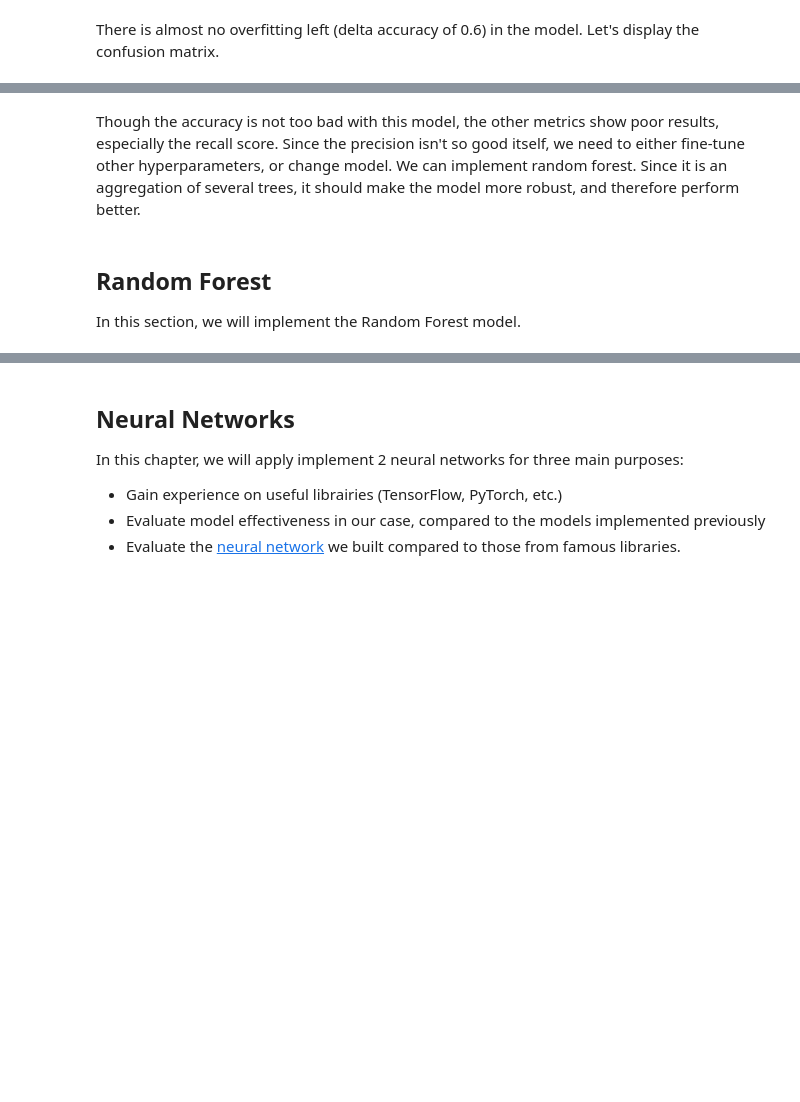
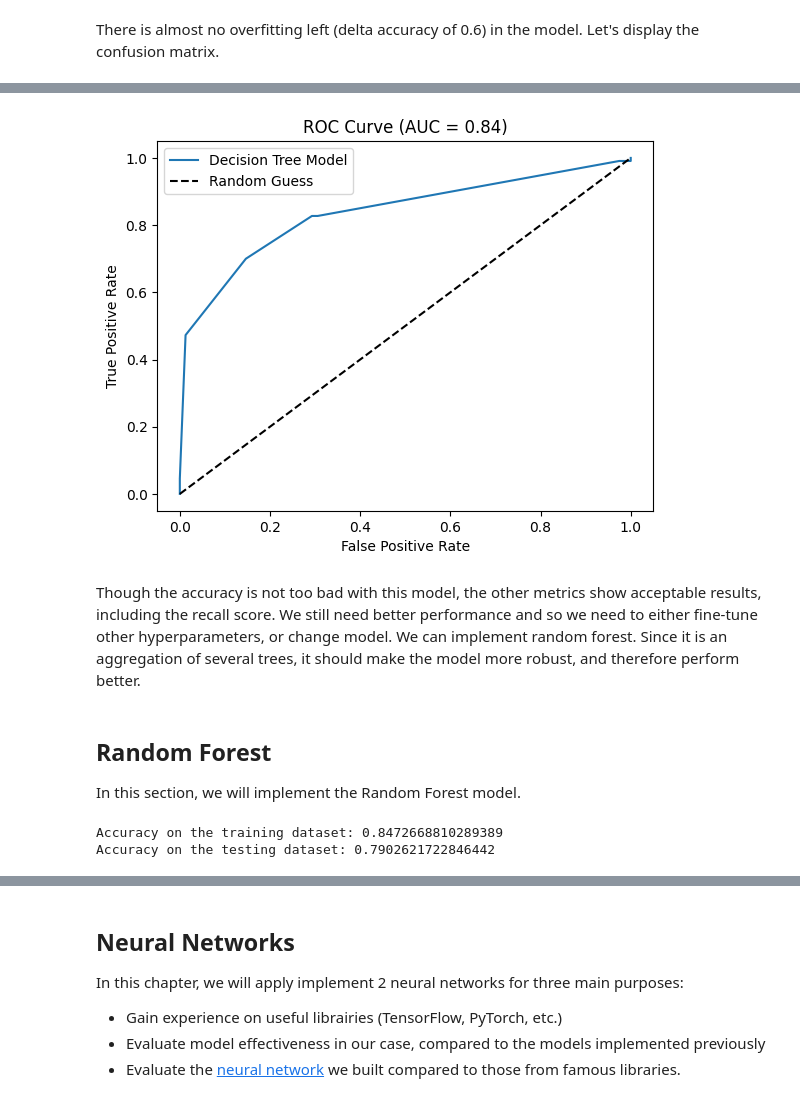
Before and after one commit to Gdeterline/Titanic_Survival_Prediction, a Jupyter notebook: main.ipynb, the cells around one changed output, grey strips where cells are left out. Saved outputs shown, nothing was run; the diff lists cells and outputs as text; code cells hidden in the pictures; blank space fills up the shorter version.

Commit message:
random forest

```diff
--- a/main.ipynb
+++ b/main.ipynb
@@ -724,7 +724,38 @@ F1 Score: 0.3194444444444444
+# %%
+fpr, tpr, thresholds = roc_curve(y_test, Gini_DT.predict_proba(X_test)[:,1]) # false positive rate, true positive rate, thresholds
+
+# Calculate the AUC score
+auc_score = roc_auc_score(y_test, Gini_DT.predict_proba(X_test)[:,1])
+
+# Plot the ROC curve
+plt.plot(fpr, tpr)
+plt.plot([0,1], [0,1], 'k--')
+plt.legend(['Decision Tree Model', 'Random Guess'])
+plt.xlabel('False Positive Rate')
+plt.ylabel('True Positive Rate')
+plt.title('ROC Curve (AUC = {:.2f})'.format(auc_score))
+plt.savefig("./data_analysis_plots/DT_ROC_curve.png")
+plt.show()
+# %% [output]
+[figure, added]
 # %% [markdown]
-Though the accuracy is not too bad with this model, the other metrics show poor results, especially the recall score. Since the precision isn't so good itself, we need to either fine-tune other hyperparameters, or change model.
+Though the accuracy is not too bad with this model, the other metrics show acceptable results, including the recall score. We still need better performance and so we need to either fine-tune other hyperparameters, or change model.
 We can implement random forest. Since it is an aggregation of several trees, it should make the model more robust, and therefore perform better.
 # %% [markdown]
 ## **Random Forest**
 
 In this section, we will implement the Random Forest model.
+# %%
+from sklearn.ensemble import RandomForestClassifier
+
+RF = RandomForestClassifier(criterion='gini', n_estimators=100, bootstrap=False, max_depth=10)
+RF.fit(X_train, y_train)
+
+y_test_RF_prediction = RF.predict(X_test)
+accuracy_rf_test = sk.metrics.accuracy_score(y_test, y_test_RF_prediction)
+
+print("Accuracy on the training dataset: " + str(Gini_DT.score(X_train, y_train)))
+print("Accuracy on the testing dataset: " + str(accuracy_dt_test))
+# %% [output]
+Accuracy on the training dataset: 0.8472668810289389
+Accuracy on the testing dataset: 0.7902621722846442
```
Also changed, not shown: parts of 16 cells of this notebook, 12 other files.
